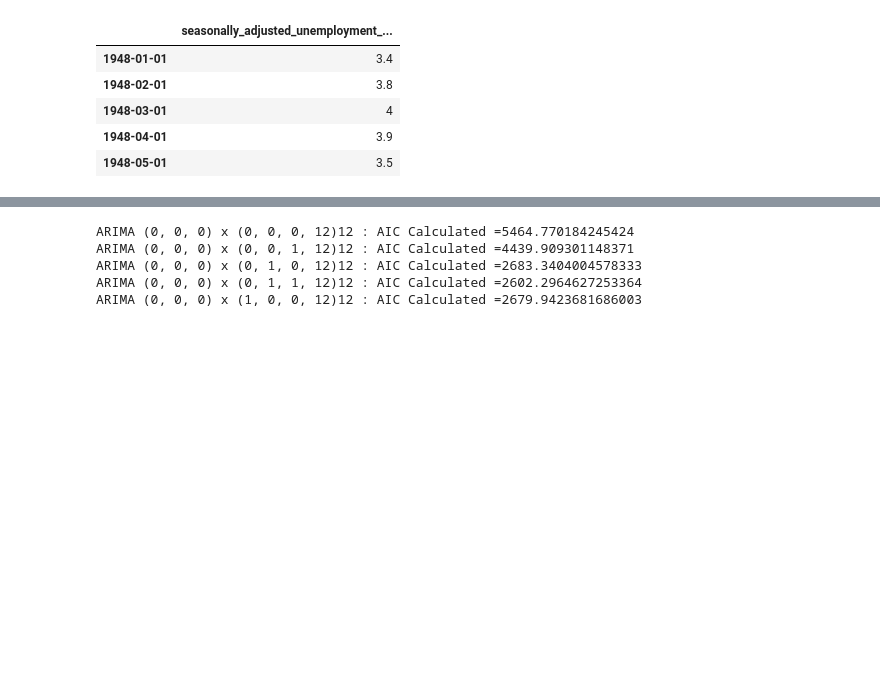
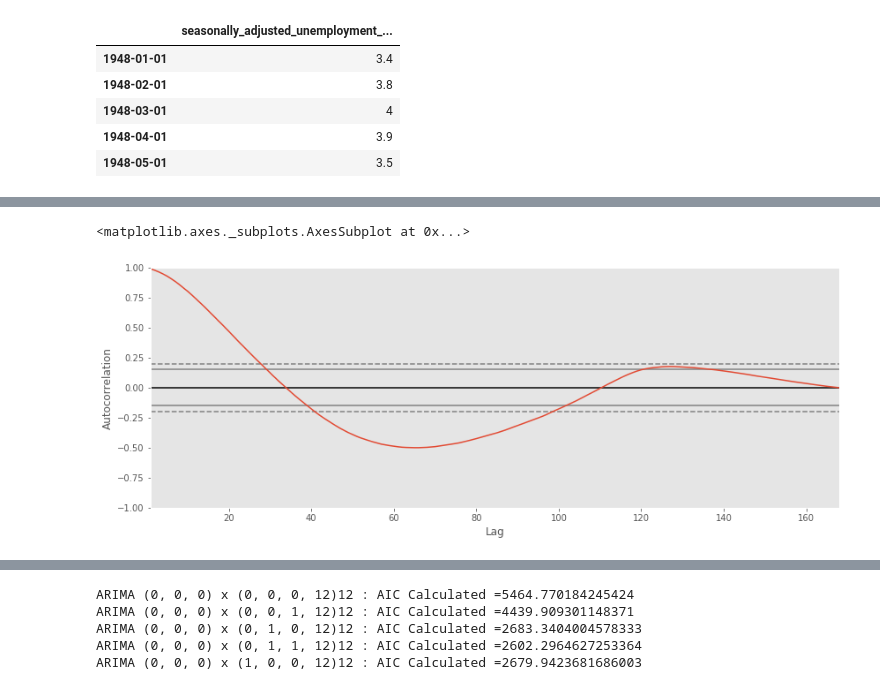
Before and after one commit to jjacisin/mod_5_project, a Jupyter notebook: m5_notebook.ipynb, the cells around one changed output, grey strips where cells are left out. Cells and saved outputs as stored; diff of their text form; code cells hidden in the pictures; blank space fills up the shorter version.

```diff
--- a/m5_notebook.ipynb
+++ b/m5_notebook.ipynb
@@ -41,3 +51,8 @@ pd.plotting.autocorrelation_plot(ts_df)
+# %%
+pd.plotting.autocorrelation_plot(df_UE)
+# %% [output]
+<matplotlib.axes._subplots.AxesSubplot at 0x...>
+[figure, added]
 # %%
 from statsmodels.graphics.tsaplots import plot_pacf
 from matplotlib.pylab import rcParams
```
Also changed, not shown: parts of 44 cells of this notebook, 2 other files.
